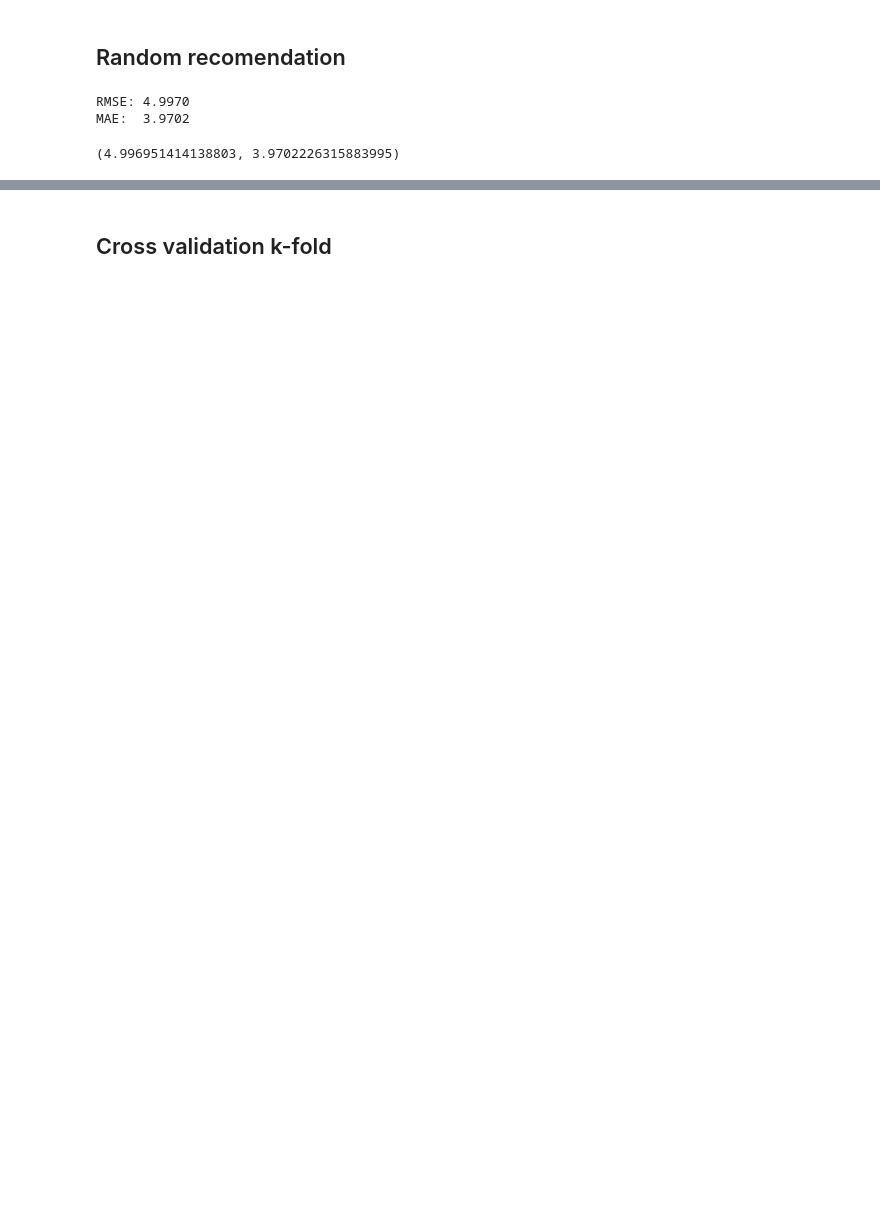
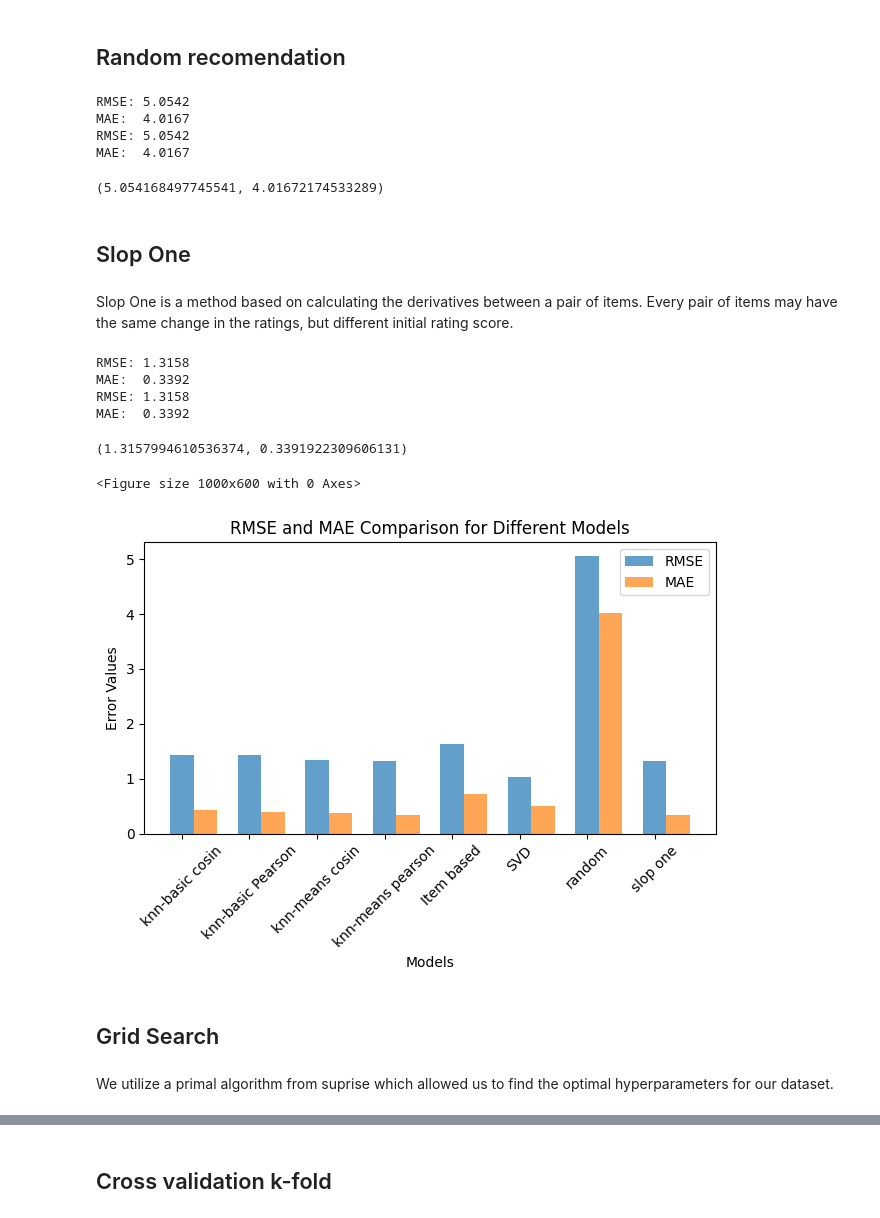
Before and after one commit to Song-z-h/data-intensive-proj, a Jupyter notebook: recomendation.ipynb, the cells around one changed output, grey strips where cells are left out. Saved outputs shown, nothing was run; the diff lists cells and outputs as text; code cells hidden in the pictures; blank space fills up the shorter version.

```diff
--- a/recomendation.ipynb
+++ b/recomendation.ipynb
@@ -1028,6 +1078,7 @@ same method as cosin similarity user-based.
 model = KNNBasic(k=10, sim_options={"name": "cosine", "user_based": False})
 model.fit(trainset)
 preds = model.test(valset)
+evaluation_results["Item based"] = (rmse(preds), mae(preds))
 rmse(preds), mae(preds)
 # %% [output]
 Computing the cosine similarity matrix...
@@ -1044,5 +1097,6 @@ from surprise import SVD
 model = SVD(n_factors=10, random_state=42)
 model.fit(trainset)
 preds = model.test(valset)
+evaluation_results["SVD"] = (rmse(preds), mae(preds))
 rmse(preds), mae(preds)
 # %% [output]
@@ -1063,8 +1119,71 @@ from surprise import NormalPredictor
 model = NormalPredictor()
 model.fit(trainset)
 preds = model.test(valset)
+evaluation_results["random"] = (rmse(preds), mae(preds))
 rmse(preds), mae(preds)
 # %% [output]
-RMSE: 4.9970
-MAE:  3.9702
+RMSE: 5.0542
+MAE:  4.0167
+RMSE: 5.0542
+MAE:  4.0167
-(4.996951414138803, 3.9702226315883995)
+(5.054168497745541, 4.01672174533289)
+# %% [markdown]
+## Slop One
+# %% [markdown]
+Slop One is a method based on calculating the derivatives between a pair of items. Every pair of items may have the same change in the ratings, but different initial rating score.
+# %%
+from surprise import SlopeOne
+model = SlopeOne()
+model.fit(trainset)
+preds = model.test(valset)
+evaluation_results["slop one"] = (rmse(preds), mae(preds))
+rmse(preds), mae(preds)
+# %% [output]
+RMSE: 1.3158
+MAE:  0.3392
+RMSE: 1.3158
+MAE:  0.3392
+(1.3157994610536374, 0.3391922309606131)
+# %%
+# Extract labels, RMSE, and MAE values from the dictionary
+labels = list(evaluation_results.keys())
+rmse_values = [result[0] for result in evaluation_results.values()]
+mae_values = [result[1] for result in evaluation_results.values()]
+
+# Convert labels to numerical values for plotting
+x = np.arange(len(labels))
+
+ #Set the figure size and rotate x-axis labels
+plt.figure(figsize=(10, 6))
+
+# Set the width of the bars
+bar_width = 0.35
+
+# Create figure and axes
+fig, ax = plt.subplots()
+
+# Create bars for RMSE
+bar1 = ax.bar(x, rmse_values, bar_width, label='RMSE', alpha=0.7)
+
+# Create bars for MAE
+bar2 = ax.bar(x + bar_width, mae_values, bar_width, label='MAE', alpha=0.7)
+
+# Add labels, title, and legend
+ax.set_xlabel('Models')
+ax.set_ylabel('Error Values')
+ax.set_title('RMSE and MAE Comparison for Different Models')
+ax.set_xticks(x + bar_width / 2)
+ax.set_xticklabels(labels)
+plt.xticks(x, labels, rotation=45)
+ax.legend()
+
+# Display the chart
+plt.tight_layout()
+plt.show()
+# %% [output]
+<Figure size 1000x600 with 0 Axes>
+[figure, added]
+# %% [markdown]
+## Grid Search
+# %% [markdown]
+We utilize a primal algorithm from suprise which allowed us to find the optimal hyperparameters for our dataset.
```
Also changed, not shown: parts of 55 cells of this notebook.
